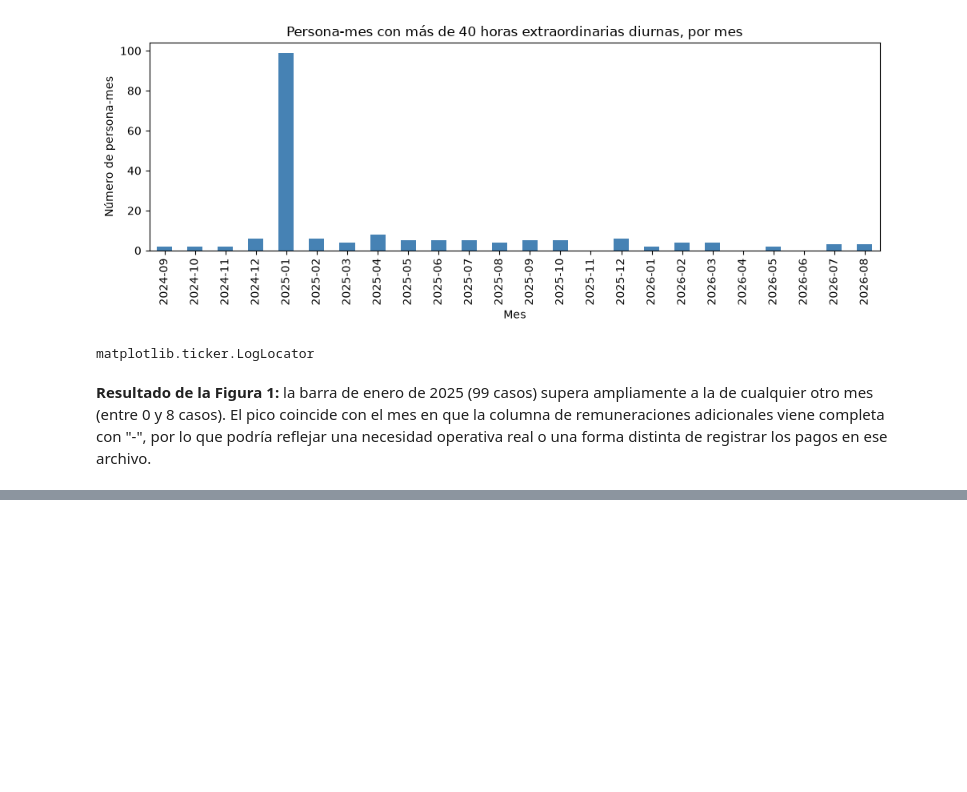
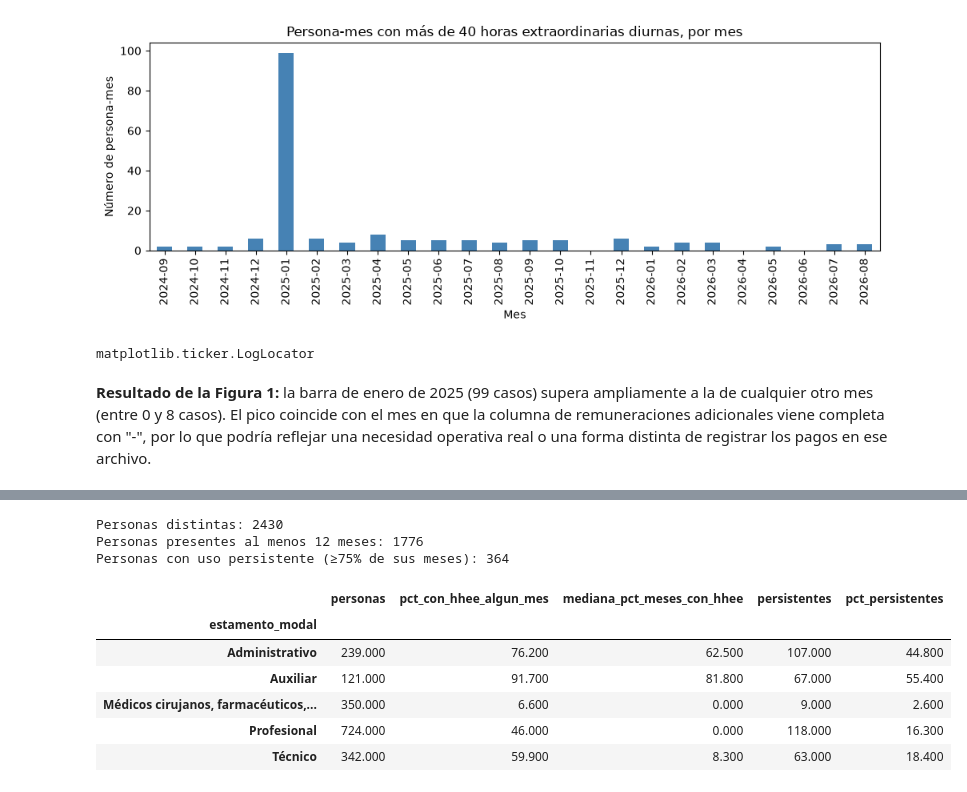
Before and after one commit to josenaxo/Proyecto-Business, a Jupyter notebook: Analysis/EDA.ipynb, the cells around one changed output, grey strips where cells are left out. Drawn from its saved outputs; the diff is of its cells as text; code cells hidden in the pictures; blank space fills up the shorter version.

```diff
--- a/Analysis/EDA.ipynb
+++ b/Analysis/EDA.ipynb
@@ -510,0 +554,42 @@ matplotlib.ticker.LogLocator
+# %%
+#PERSISTENCIA POR PERSONA
+personas = (
+    pmB.groupby("Nombre completo")
+       .agg(
+           estamento_modal=("estamento_modal", "first"),
+           meses_presente=("periodo", "nunique"),
+           meses_con_hhee=("tiene_hhee", "sum"),
+       )
+       .reset_index()
+)
+personas["pct_meses_con_hhee"] = personas["meses_con_hhee"] / personas["meses_presente"] * 100
+
+p12 = personas[personas["meses_presente"] >= 12].copy()
+p12["persistente"] = p12["pct_meses_con_hhee"] >= 75
+
+print("Personas distintas:", len(personas))
+print("Personas presentes al menos 12 meses:", len(p12))
+print("Personas con uso persistente (≥75% de sus meses):", p12["persistente"].sum())
+
+def resumen_B(g):
+    return pd.Series({
+        "personas": len(g),
+        "pct_con_hhee_algun_mes": (g["meses_con_hhee"] > 0).mean() * 100,
+        "mediana_pct_meses_con_hhee": g["pct_meses_con_hhee"].median(),
+        "persistentes": g["persistente"].sum(),
+        "pct_persistentes": g["persistente"].mean() * 100,
+    })
+
+tabla_B = p12.groupby("estamento_modal")[p12.columns].apply(resumen_B).round(1)
+tabla_B
+# %% [output]
+Personas distintas: 2430
+Personas presentes al menos 12 meses: 1776
+Personas con uso persistente (≥75% de sus meses): 364
+|  | personas | pct_con_hhee_algun_mes | mediana_pct_meses_con_hhee | persistentes | pct_persistentes |
+| estamento_modal |  |  |  |  |  |
+| Administrativo | 239.000 | 76.200 | 62.500 | 107.000 | 44.800 |
+| Auxiliar | 121.000 | 91.700 | 81.800 | 67.000 | 55.400 |
+| Médicos cirujanos, farmacéuticos,... | 350.000 | 6.600 | 0.000 | 9.000 | 2.600 |
+| Profesional | 724.000 | 46.000 | 0.000 | 118.000 | 16.300 |
+| Técnico | 342.000 | 59.900 | 8.300 | 63.000 | 18.400 |
```
Also changed, not shown: parts of 7 cells of this notebook.
